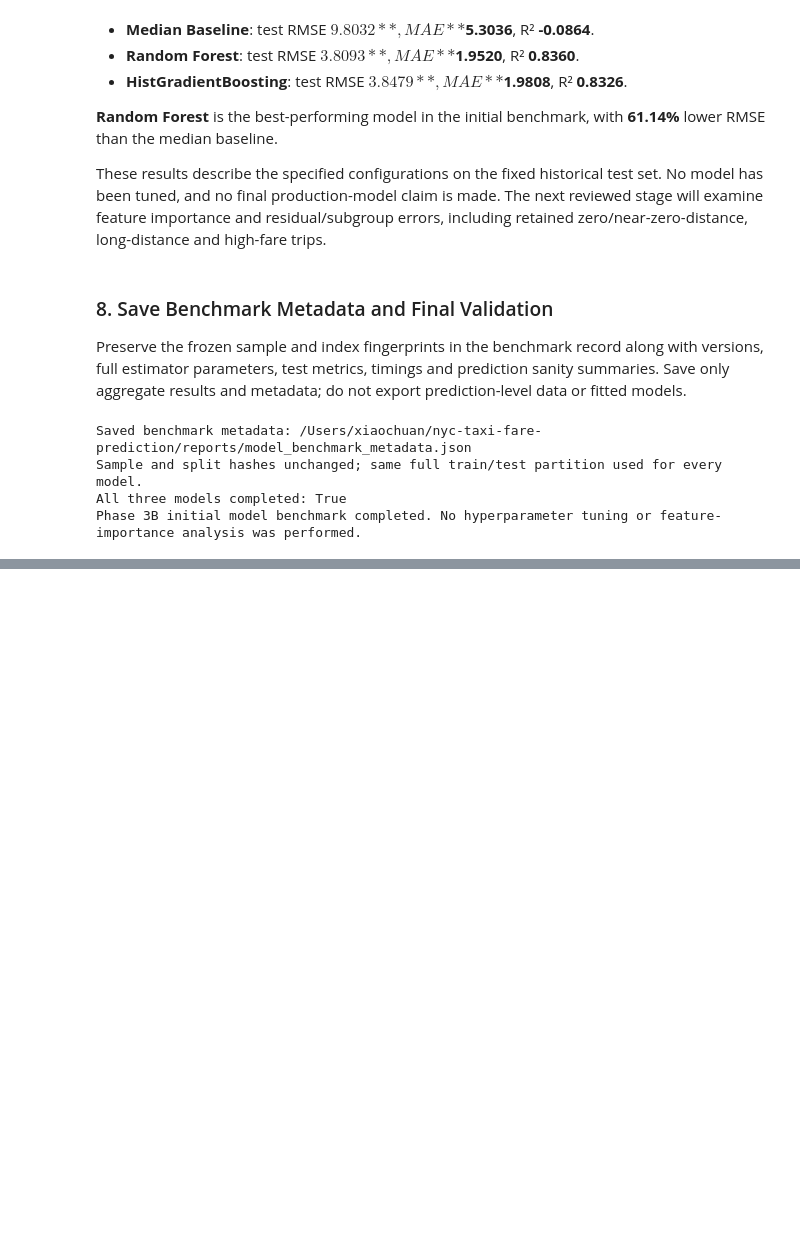
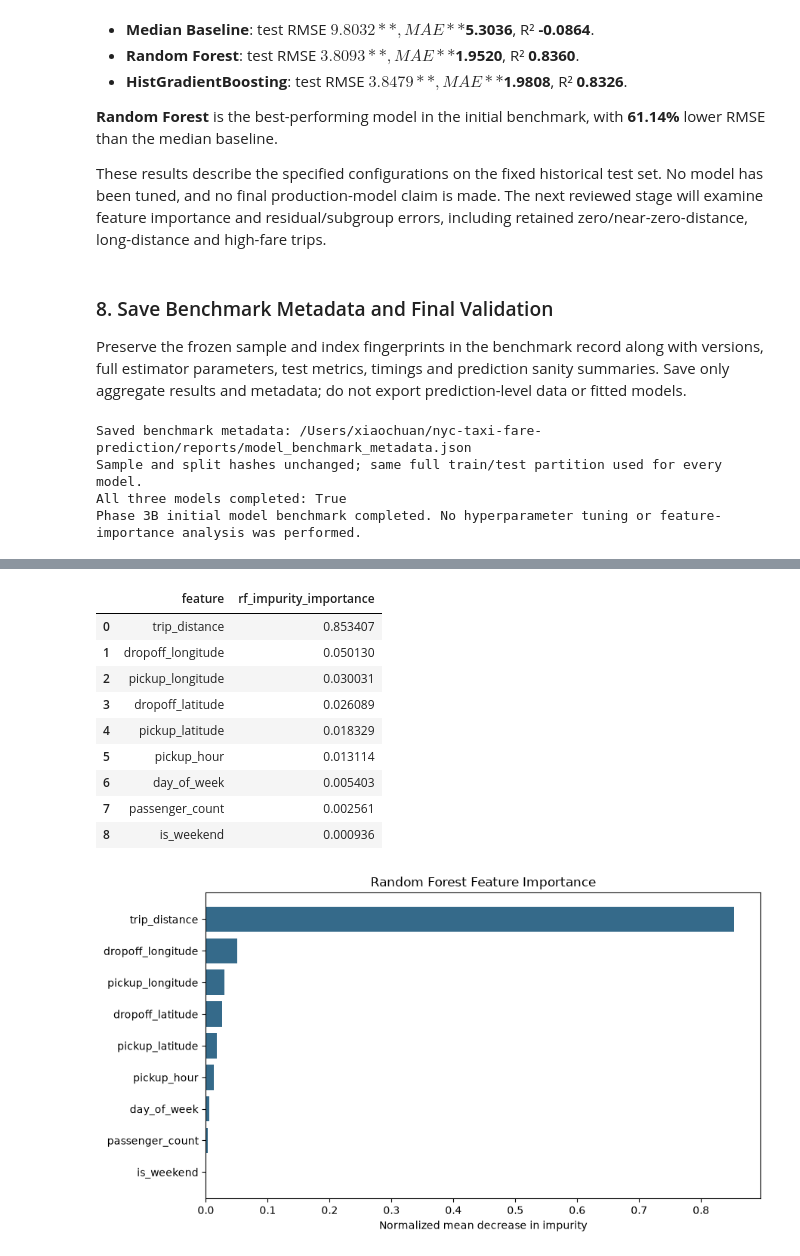
Before and after one commit to xiaochuan-hu/nyc-taxi-fare-prediction, a Jupyter notebook: notebooks/04_predictive_modeling.ipynb, the cells around one changed output, grey strips where cells are left out. Drawn from its saved outputs; the diff is of its cells as text; code cells hidden in the pictures; blank space fills up the shorter version.

Commit message:
Complete Phase 3C model interpretation and error analysis

```diff
--- a/notebooks/04_predictive_modeling.ipynb
+++ b/notebooks/04_predictive_modeling.ipynb
@@ -1878,0 +2060,26 @@ Phase 3B initial model benchmark completed. No hyperparameter tuning or feature-
+# %%
+rf_importance = pd.DataFrame({
+    "feature": FEATURES, "rf_impurity_importance": rf_model.feature_importances_,
+}).sort_values("rf_impurity_importance", ascending=False).reset_index(drop=True)
+assert np.isclose(rf_importance["rf_impurity_importance"].sum(), 1.0)
+assert (rf_importance["rf_impurity_importance"] >= 0).all()
+display(rf_importance)
+save_interpretation_table(rf_importance, "random_forest_feature_importance.csv")
+fig, ax = plt.subplots(figsize=(9, 5))
+ax.barh(rf_importance["feature"], rf_importance["rf_impurity_importance"], color="#356A8A")
+ax.invert_yaxis()
+ax.set(title="Random Forest Feature Importance", xlabel="Normalized mean decrease in impurity")
+fig.tight_layout()
+save_interpretation_figure(fig, "random_forest_feature_importance.png")
+# %% [output]
+|  | feature | rf_impurity_importance |
+| 0 | trip_distance | 0.853407 |
+| 1 | dropoff_longitude | 0.050130 |
+| 2 | pickup_longitude | 0.030031 |
+| 3 | dropoff_latitude | 0.026089 |
+| 4 | pickup_latitude | 0.018329 |
+| 5 | pickup_hour | 0.013114 |
+| 6 | day_of_week | 0.005403 |
+| 7 | passenger_count | 0.002561 |
+| 8 | is_weekend | 0.000936 |
+[figure, added]
```
Also changed, not shown: parts of 25 cells of this notebook, 13 other files.
